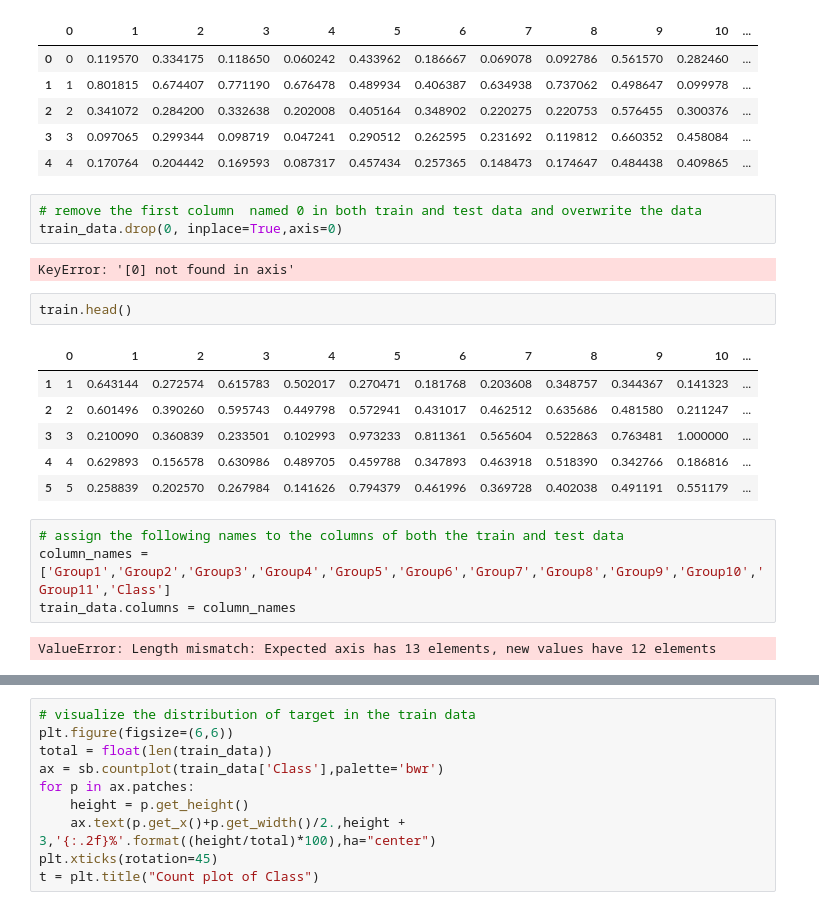
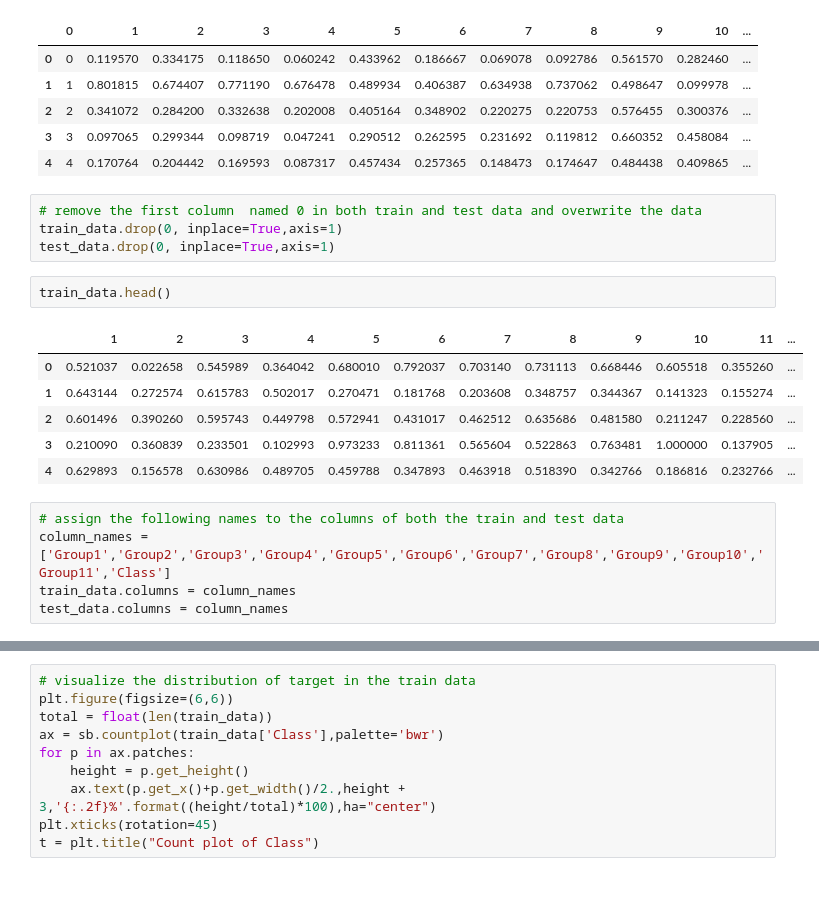
Before and after one commit to confirmdev/Intro-to-ML, a Jupyter notebook: Intro_ML_Files/Intro_ML_Lab_Exercise.ipynb, the cells around one changed output, grey strips where cells are left out. Saved outputs shown, nothing was run; the diff lists cells and outputs as text.

```diff
--- a/Intro_ML_Files/Intro_ML_Lab_Exercise.ipynb
+++ b/Intro_ML_Files/Intro_ML_Lab_Exercise.ipynb
@@ -45,23 +48,21 @@ test_data.head()
 | 4 | 4 | 0.170764 | 0.204442 | 0.169593 | 0.087317 | 0.457434 | 0.257365 | 0.148473 | 0.174647 | 0.484438 | 0.409865 | ... |
 # %%
 # remove the first column  named 0 in both train and test data and overwrite the data
-train_data.drop(0, inplace=True,axis=0)
+train_data.drop(0, inplace=True,axis=1)
+test_data.drop(0, inplace=True,axis=1)
-# %% [output]
-KeyError: '[0] not found in axis'
 # %%
-train.head()
+train_data.head()
 # %% [output]
-|  | 0 | 1 | 2 | 3 | 4 | 5 | 6 | 7 | 8 | 9 | 10 | ... |
-| 1 | 1 | 0.643144 | 0.272574 | 0.615783 | 0.502017 | 0.270471 | 0.181768 | 0.203608 | 0.348757 | 0.344367 | 0.141323 | ... |
-| 2 | 2 | 0.601496 | 0.390260 | 0.595743 | 0.449798 | 0.572941 | 0.431017 | 0.462512 | 0.635686 | 0.481580 | 0.211247 | ... |
-| 3 | 3 | 0.210090 | 0.360839 | 0.233501 | 0.102993 | 0.973233 | 0.811361 | 0.565604 | 0.522863 | 0.763481 | 1.000000 | ... |
-| 4 | 4 | 0.629893 | 0.156578 | 0.630986 | 0.489705 | 0.459788 | 0.347893 | 0.463918 | 0.518390 | 0.342766 | 0.186816 | ... |
-| 5 | 5 | 0.258839 | 0.202570 | 0.267984 | 0.141626 | 0.794379 | 0.461996 | 0.369728 | 0.402038 | 0.491191 | 0.551179 | ... |
+|  | 1 | 2 | 3 | 4 | 5 | 6 | 7 | 8 | 9 | 10 | 11 | ... |
+| 0 | 0.521037 | 0.022658 | 0.545989 | 0.364042 | 0.680010 | 0.792037 | 0.703140 | 0.731113 | 0.668446 | 0.605518 | 0.355260 | ... |
+| 1 | 0.643144 | 0.272574 | 0.615783 | 0.502017 | 0.270471 | 0.181768 | 0.203608 | 0.348757 | 0.344367 | 0.141323 | 0.155274 | ... |
+| 2 | 0.601496 | 0.390260 | 0.595743 | 0.449798 | 0.572941 | 0.431017 | 0.462512 | 0.635686 | 0.481580 | 0.211247 | 0.228560 | ... |
+| 3 | 0.210090 | 0.360839 | 0.233501 | 0.102993 | 0.973233 | 0.811361 | 0.565604 | 0.522863 | 0.763481 | 1.000000 | 0.137905 | ... |
+| 4 | 0.629893 | 0.156578 | 0.630986 | 0.489705 | 0.459788 | 0.347893 | 0.463918 | 0.518390 | 0.342766 | 0.186816 | 0.232766 | ... |
 # %%
 # assign the following names to the columns of both the train and test data
 column_names =  ['Group1','Group2','Group3','Group4','Group5','Group6','Group7','Group8','Group9','Group10','Group11','Class']
 train_data.columns = column_names
+test_data.columns = column_names
-# %% [output]
-ValueError: Length mismatch: Expected axis has 13 elements, new values have 12 elements
 # %%
 # verify that names have been properly assigned by displaying first 5 rows of train data
```
Also changed, not shown: parts of 16 cells of this notebook, 2 other files.
